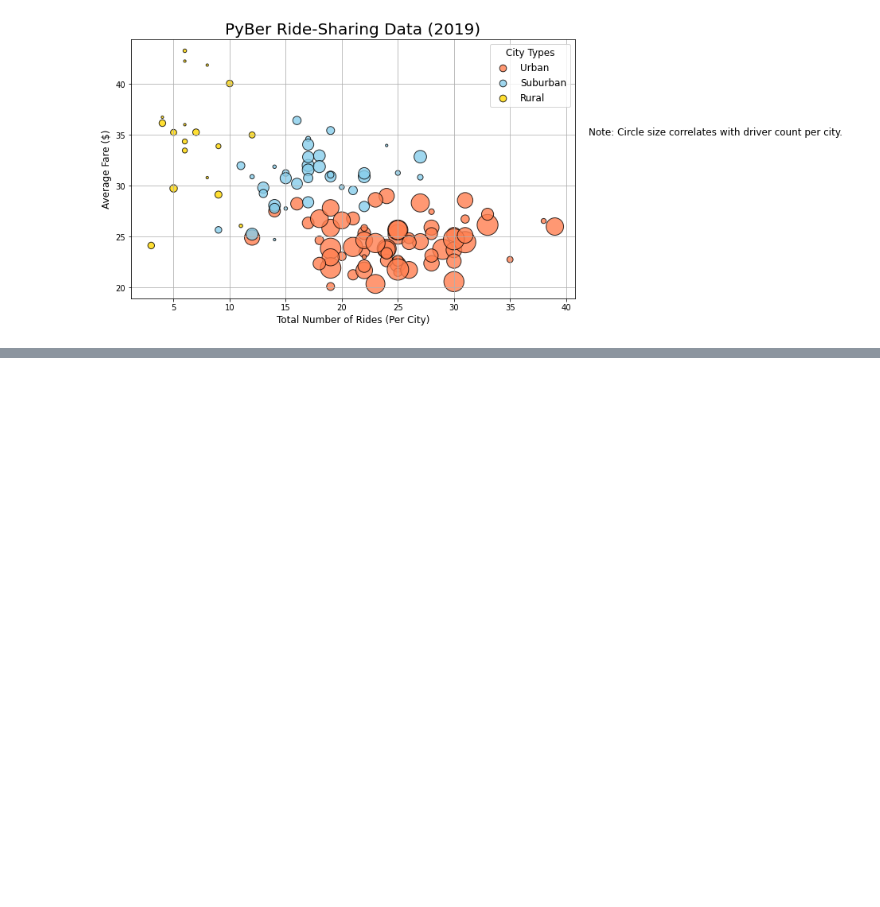
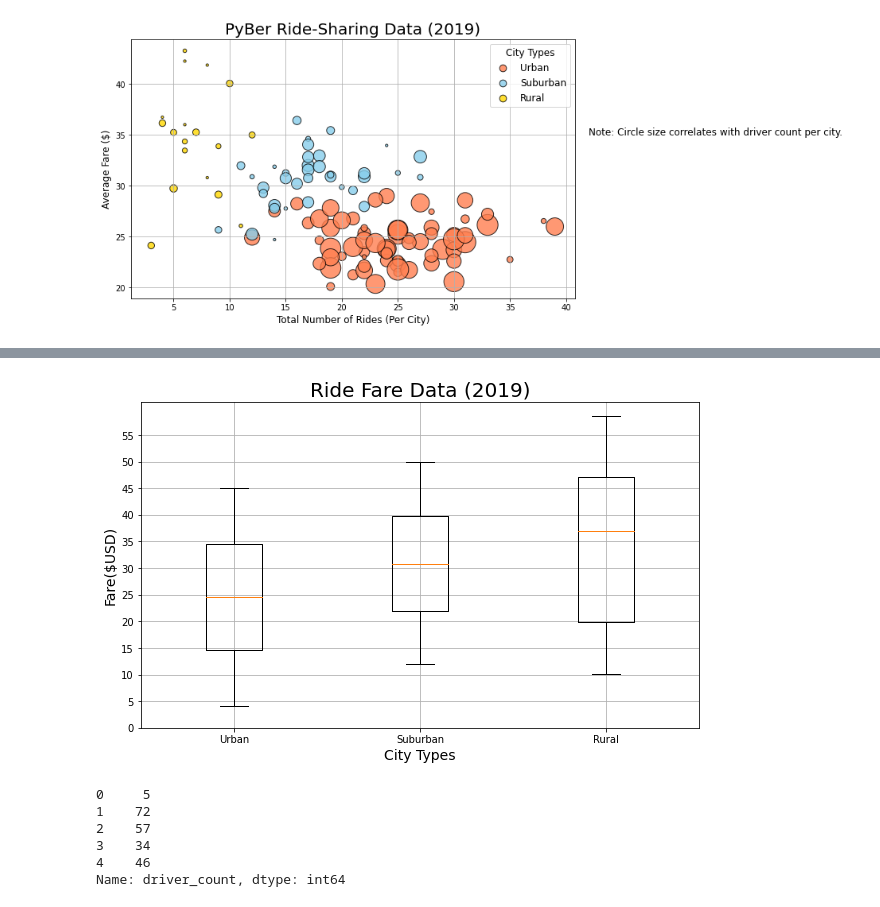
Before and after one commit to Brooks2210/PyBer_Analysis, a Jupyter notebook: PyBer.ipynb, the cells around one changed output, grey strips where cells are left out. Cells and saved outputs as stored; diff of their text form; code cells hidden in the pictures; blank space fills up the shorter version.

```diff
--- a/PyBer.ipynb
+++ b/PyBer.ipynb
@@ -313,0 +484,4 @@ plt.show()
+# %%
+# Get the fares for the urban cities.
+suburban_fares = suburban_cities_df["fare"]
+suburban_fares.head()
@@ -313,0 +509,4 @@ plt.show()
+# %%
+# Get the fares for the urban cities.
+rural_fares = rural_cities_df["fare"]
+rural_fares.head()
@@ -313,0 +675,27 @@ plt.show()
+# %%
+# Add all ride count box-and-whisker plots to the same graph.
+x_labels = ["Urban", "Suburban","Rural"]
+ride_fare_data = [urban_fares, suburban_fares, rural_fares]
+fig, ax = plt.subplots(figsize=(10, 6))
+ax.set_title('Ride Fare Data (2019)',fontsize=20)
+ax.set_ylabel('Fare($USD)',fontsize=14)
+ax.set_xlabel("City Types",fontsize=14)
+ax.boxplot(ride_fare_data, labels=x_labels)
+ax.set_yticks(np.arange(0, 60, step=5.0))
+ax.grid()
+# Save the figure.
+plt.savefig("analysis/Fig2.png")
+plt.show()
+# %% [output]
+[figure, added]
+# %%
+# Get the driver count data from the urban cities.
+urban_drivers = urban_cities_df['driver_count']
+urban_drivers.head()
+# %% [output]
+0     5
+1    72
+2    57
+3    34
+4    46
+Name: driver_count, dtype: int64
```
Also changed, not shown: parts of 40 cells of this notebook.
